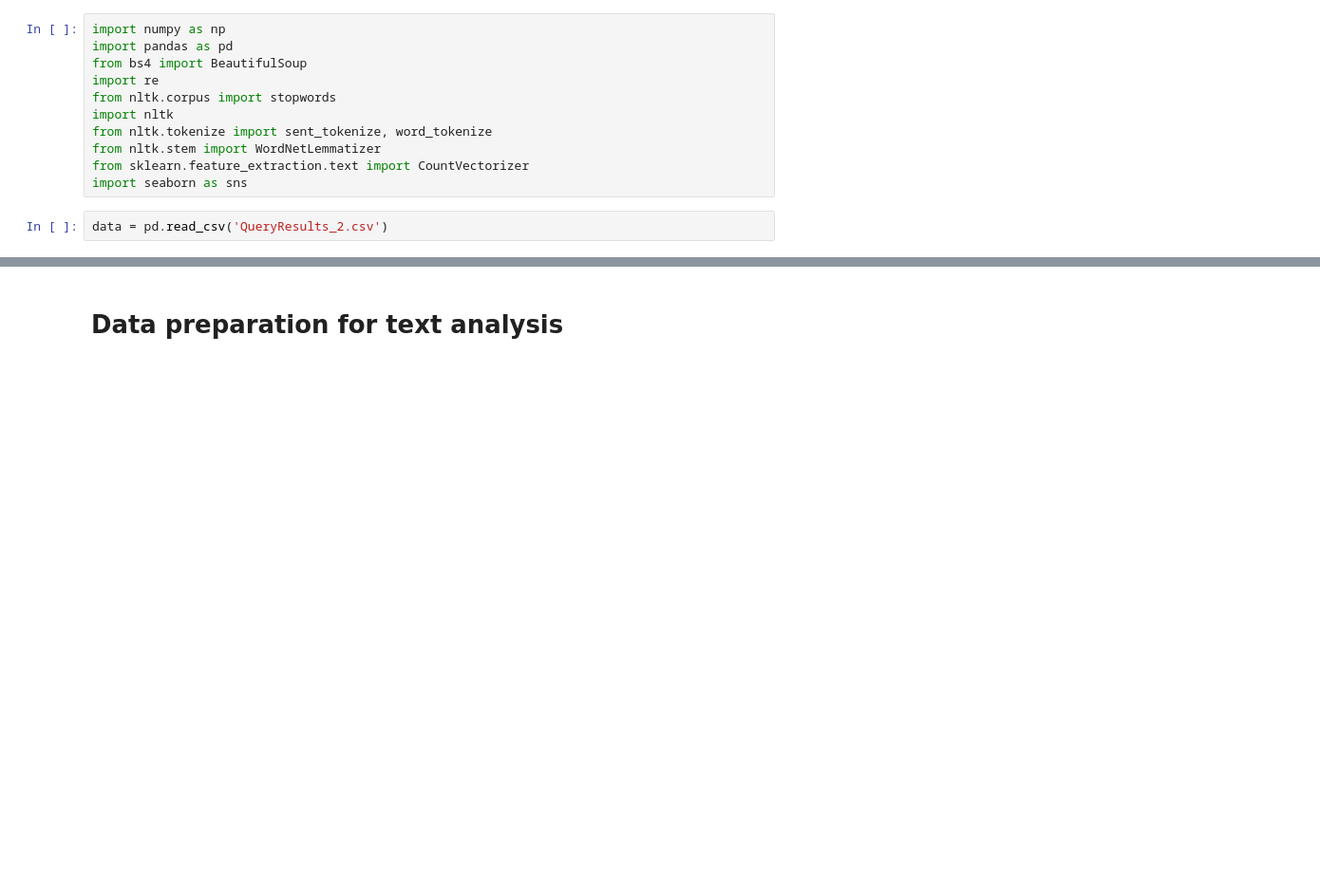
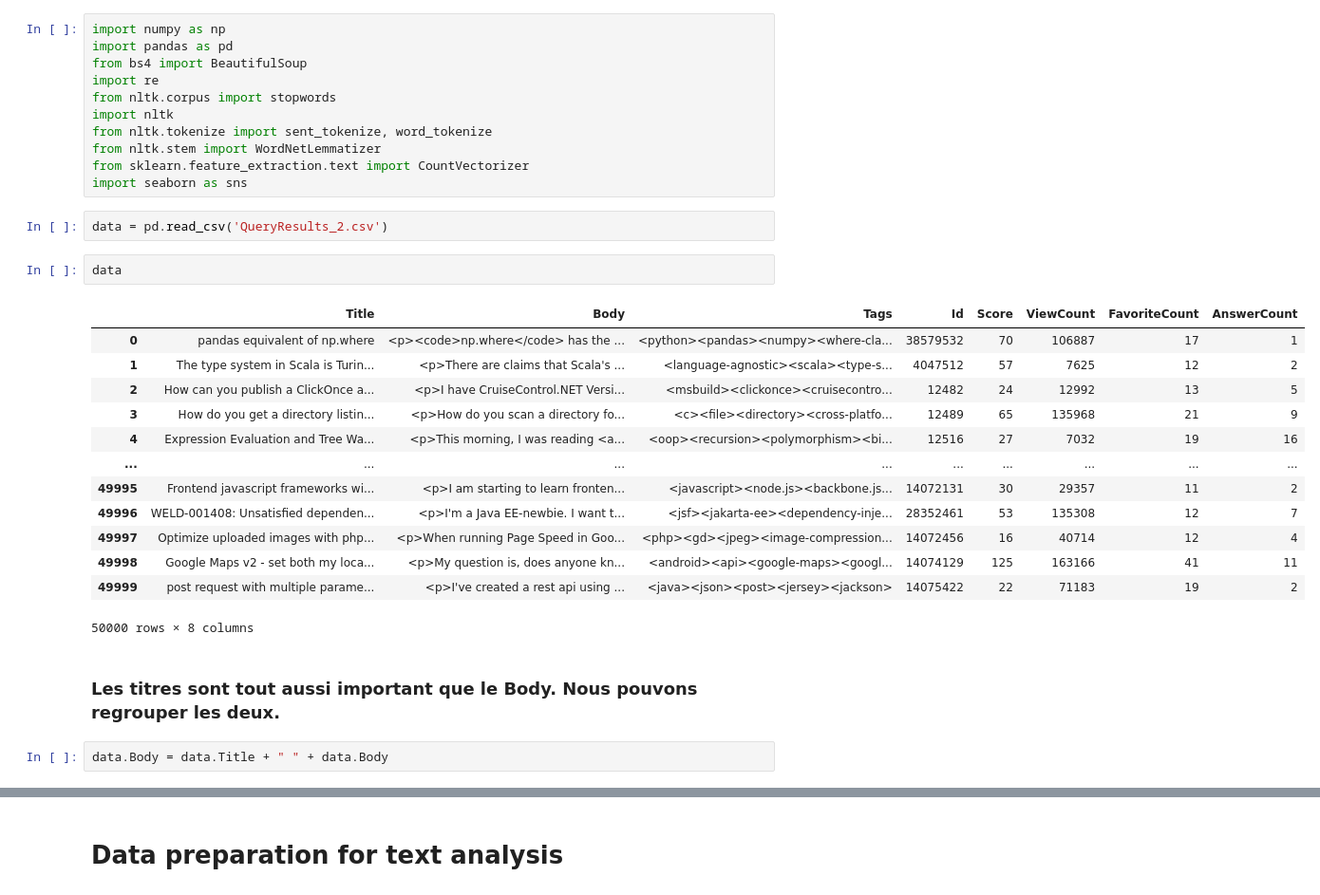
Before and after one commit to floguipop/-NLP-TAG_GENERATOR, a Jupyter notebook: TAG_Suggestion .ipynb, the cells around one changed output, grey strips where cells are left out. Shown at 95% size. Drawn from its saved outputs; the diff is of its cells as text; blank space fills up the shorter version.

```diff
--- a/TAG_Suggestion .ipynb
+++ b/TAG_Suggestion .ipynb
@@ -11,3 +11,23 @@ from sklearn.feature_extraction.text import CountVectorizer
 import seaborn as sns
 # %%
 data = pd.read_csv('QueryResults_2.csv')
+# %%
+data
+# %% [output]
+|  | Title | Body | Tags | Id | Score | ViewCount | FavoriteCount | AnswerCount |
+| 0 | pandas equivalent of np.where | <p><code>np.where</code> has the ... | <python><pandas><numpy><where-cla... | 38579532 | 70 | 106887 | 17 | 1 |
+| 1 | The type system in Scala is Turin... | <p>There are claims that Scala's ... | <language-agnostic><scala><type-s... | 4047512 | 57 | 7625 | 12 | 2 |
+| 2 | How can you publish a ClickOnce a... | <p>I have CruiseControl.NET Versi... | <msbuild><clickonce><cruisecontro... | 12482 | 24 | 12992 | 13 | 5 |
+| 3 | How do you get a directory listin... | <p>How do you scan a directory fo... | <c><file><directory><cross-platfo... | 12489 | 65 | 135968 | 21 | 9 |
+| 4 | Expression Evaluation and Tree Wa... | <p>This morning, I was reading <a... | <oop><recursion><polymorphism><bi... | 12516 | 27 | 7032 | 19 | 16 |
+| ... | ... | ... | ... | ... | ... | ... | ... | ... |
+| 49995 | Frontend javascript frameworks wi... | <p>I am starting to learn fronten... | <javascript><node.js><backbone.js... | 14072131 | 30 | 29357 | 11 | 2 |
+| 49996 | WELD-001408: Unsatisfied dependen... | <p>I'm a Java EE-newbie. I want t... | <jsf><jakarta-ee><dependency-inje... | 28352461 | 53 | 135308 | 12 | 7 |
+| 49997 | Optimize uploaded images with php... | <p>When running Page Speed in Goo... | <php><gd><jpeg><image-compression... | 14072456 | 16 | 40714 | 12 | 4 |
+| 49998 | Google Maps v2 - set both my loca... | <p>My question is, does anyone kn... | <android><api><google-maps><googl... | 14074129 | 125 | 163166 | 41 | 11 |
+| 49999 | post request with multiple parame... | <p>I've created a rest api using ... | <java><json><post><jersey><jackson> | 14075422 | 22 | 71183 | 19 | 2 |
+50000 rows × 8 columns
+# %% [markdown]
+### Les titres sont tout aussi important que le Body. Nous pouvons regrouper les deux.
+# %%
+data.Body = data.Title + " " + data.Body
```
Also changed, not shown: parts of 70 cells of this notebook, 4 other files.
